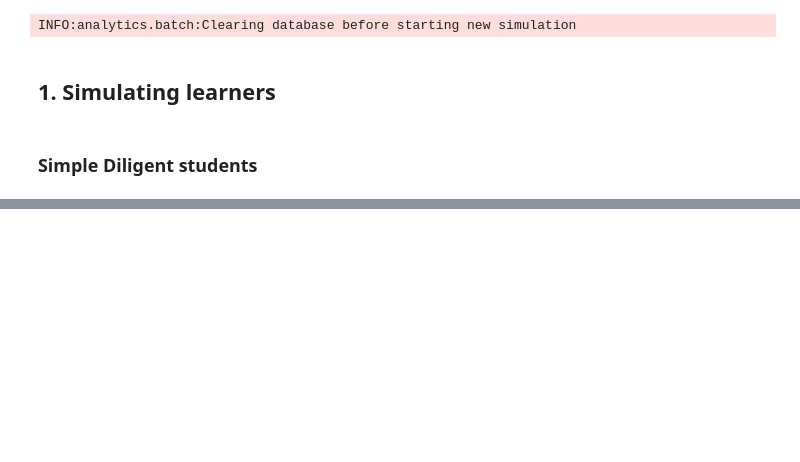
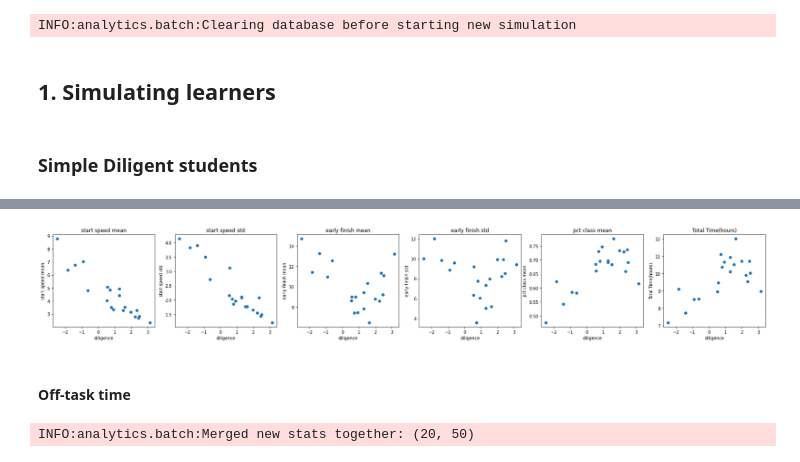
Before and after one commit to stevencdang/MotivSim, a Jupyter notebook: notebooks/Session_Sim_EDA.ipynb, the cells around one changed output, grey strips where cells are left out. Saved outputs shown, nothing was run; the diff lists cells and outputs as text; code cells hidden in the pictures; blank space fills up the shorter version.

```diff
--- a/notebooks/Session_Sim_EDA.ipynb
+++ b/notebooks/Session_Sim_EDA.ipynb
@@ -197,7 +200,8 @@ new_domain = None
 # %%
 def get_domain_params(params=None):
     if params is None:
-        params = [0.7 , 0.05, 0.05, 0.01, 0.25, 0.05, 0.3 , 0.1 , 0.5 , 0.02]
+        #params = [0.7 , 0.05, 0.05, 0.01, 0.15, 0.05, 0.3 , 0.1 , 0.5 , 0.02]
+        params = [0.4 , 0.1, 0.1, 0.03, 0.1, 0.05, 0.1 , 0.05 , 0.1 , 0.07]
     param_keys = ['m_l0', 'sd_l0', 'm_l0_sd', 'sd_l0_sd', 'm_t',
                 'sd_t', 'm_s','sd_s', 'm_g', 'sd_g']
     domain_params = {k:v for k,v in zip(param_keys, params)}
@@ -296,0 +479,23 @@ INFO:analytics.batch:Simulated 200 in batch with id: 8e29893c-473f-4cd7-bb08-d61
+# %%
+tx = pd.DataFrame(db.tutor_events.find({"stu_id": {'$in': sid}, "type": {"$in": ["SessionStart", "SessionEnd"]}}))
+ses_ids = tx['session_id'].unique().tolist()
+sessions = pd.DataFrame(db.sessions.find({"_id": {'$in': ses_ids}}))
+sessions.drop(columns=['type'], inplace=True)
+sessions.rename(columns={"_id": "session_id"}, inplace=True)
+d = pd.merge(tx, sessions, on="session_id", how='inner')
+
+sstats = stu_stats[batch_descs[0]]
+# %%
+# Calc Session stats
+session_stats = d.pivot(index=['stu_id', 'session_id'], columns='type', values='time').reset_index()
+session_stats = pd.merge(d.loc[:, ['stu_id', 'session_id', 'start', 'end']].drop_duplicates(), session_stats, on=['stu_id', 'session_id'])
+
+# Start/end speed
+session_stats['start speed'] = session_stats.apply(lambda x: (x['SessionStart'] - x['start']).total_seconds()/60, axis=1)
+session_stats['early finish'] = session_stats.apply(lambda x: (x['end'] - x['SessionEnd']).total_seconds()/60, axis=1)
+
+# session length
+session_stats['session length'] = session_stats.apply(lambda x: (x['SessionEnd'] - x['SessionStart']).total_seconds()/60, axis=1)
+session_stats['class length'] = session_stats.apply(lambda x: (x['end'] - x['start']).total_seconds()/60, axis=1)
+session_stats['pct class'] = session_stats['session length'] / session_stats['class length']
+session_stats.head()
@@ -296,0 +509,6 @@ INFO:analytics.batch:Simulated 200 in batch with id: 8e29893c-473f-4cd7-bb08-d61
+# %%
+stats = session_stats.groupby('stu_id')[['start speed', 'early finish', 'pct class']].agg(['mean', 'std'])
+stats.columns = [" ".join(elm) for elm in stats.columns.to_flat_index()]
+
+sstats = pd.concat([sstats, stats], axis=1)
+sstats.head()
@@ -296,0 +523,32 @@ INFO:analytics.batch:Simulated 200 in batch with id: 8e29893c-473f-4cd7-bb08-d61
+# %%
+plt.figure(figsize=(30,4))
+cols = ['start speed mean', 'start speed std', 'early finish mean', 'early finish std', 'pct class mean', 'Total Time(hours)']
+xcol = 'diligence'
+for i, ycol in enumerate(cols):
+    plt.subplot(1,len(cols), i+1)
+    x = sstats[ycol]
+    y = sstats[xcol]
+    plt.scatter(y, x)
+    plt.title(ycol)
+    plt.xlabel(xcol)
+    plt.ylabel(ycol)
+plt.show()
+# %% [output]
+[figure, added]
+# %% [markdown]
+#### Off-task time
+# %%
+sid = sids[batch_descs[0]][0]
+
+tx = get_tx(sid)
+tx = lbl_nondil_tx(tx)
+
+detect_offtask = calc_detected_offtask(tx)
+detect_guess = calc_detected_guess(tx)
+time_on_task = calc_time_on_task(tx)
+
+sstats = pd.concat([sstats, \
+                    detect_guess, detect_offtask, time_on_task], axis=1)
+logger.info(f"Merged new stats together: {sstats.shape}")
+# %% [output]
+INFO:analytics.batch:Merged new stats together: (20, 50)
```
Also changed, not shown: parts of 56 cells of this notebook, 4 other files.
